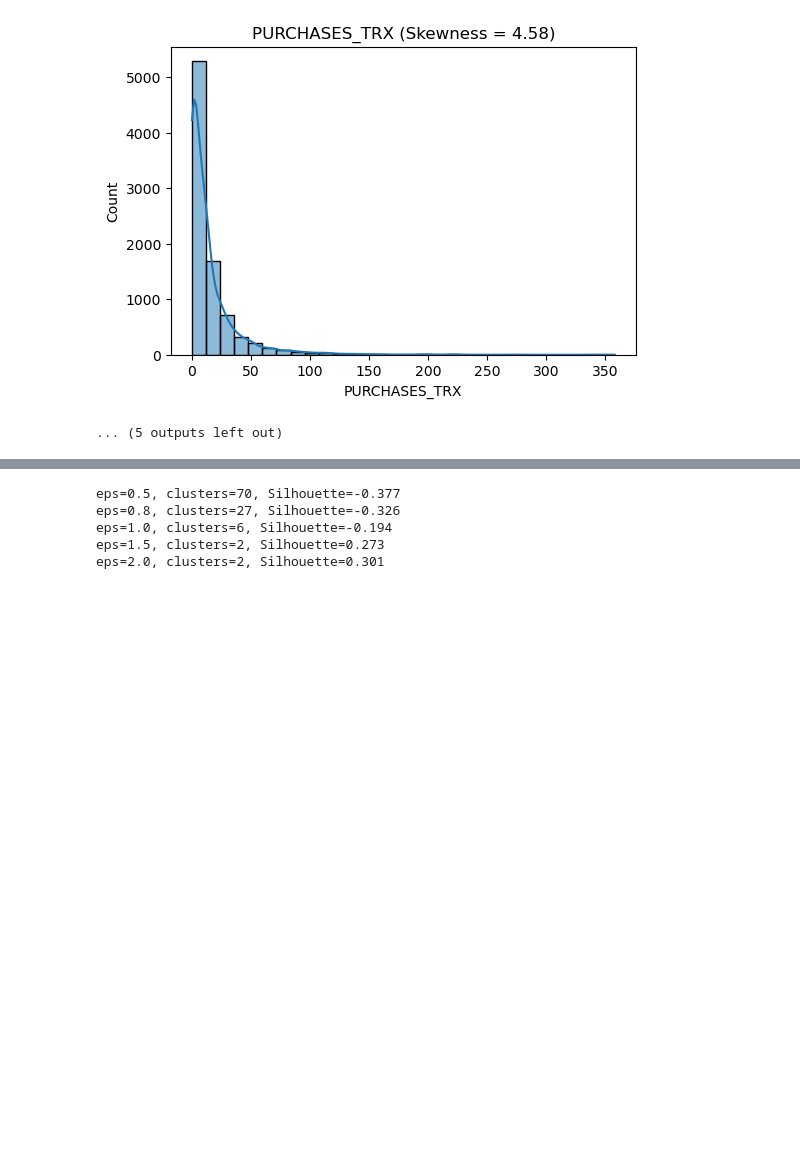
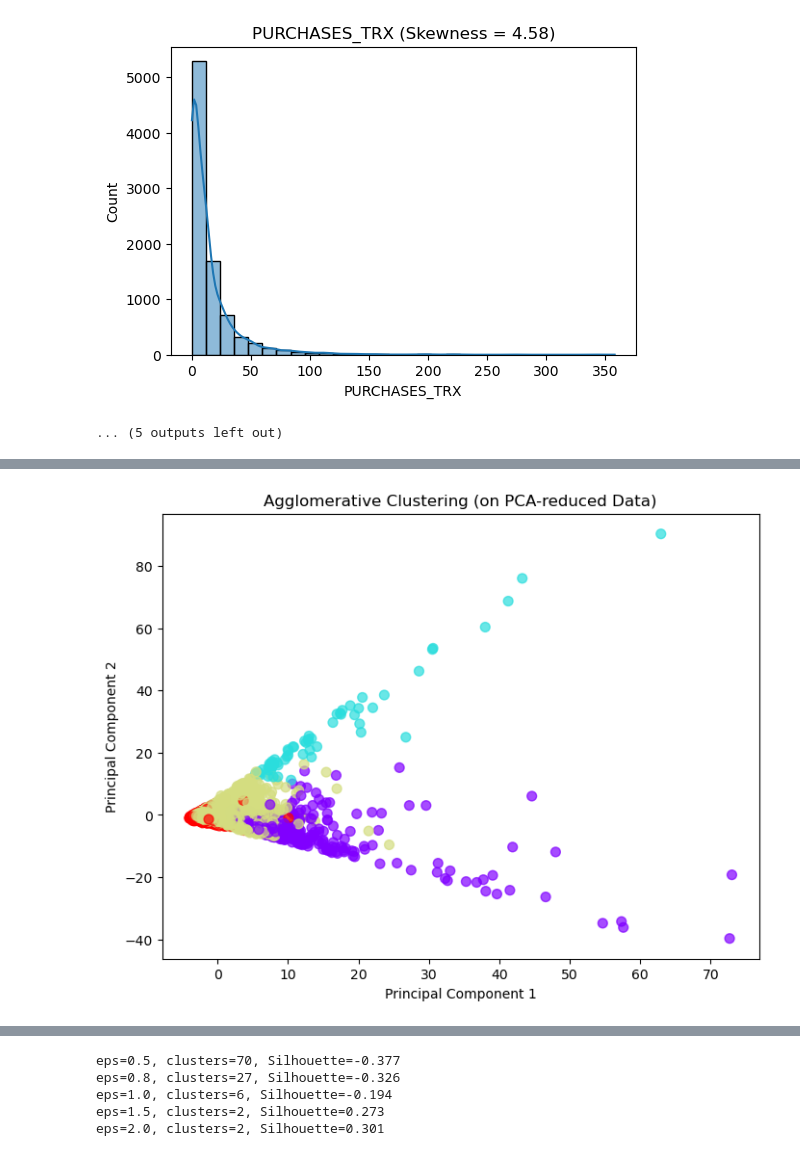
Before and after one commit to navaneethakrishnanms/Unsupervised-learning-clustering-part-1, a Jupyter notebook: task.ipynb, the cells around one changed output, grey strips where cells are left out. Cells and saved outputs as stored; diff of their text form; code cells hidden in the pictures; blank space fills up the shorter version.

```diff
--- a/task.ipynb
+++ b/task.ipynb
@@ -273,4 +283,19 @@ agg = AgglomerativeClustering(
     linkage='ward'
 )
 agg_labels = agg.fit_predict(X_pca)
+# %%
+import matplotlib.pyplot as plt
+
+plt.figure(figsize=(8,6))
+plt.scatter(
+    X_pca[:, 0], X_pca[:, 1],
+    c=agg_labels, cmap="rainbow", s=50, alpha=0.7
+)
+
+plt.xlabel("Principal Component 1")
+plt.ylabel("Principal Component 2")
+plt.title("Agglomerative Clustering (on PCA-reduced Data)")
+plt.show()
+# %% [output]
+[figure, added]
 # %%
```
Also changed, not shown: parts of 11 cells of this notebook, 2 other files.
